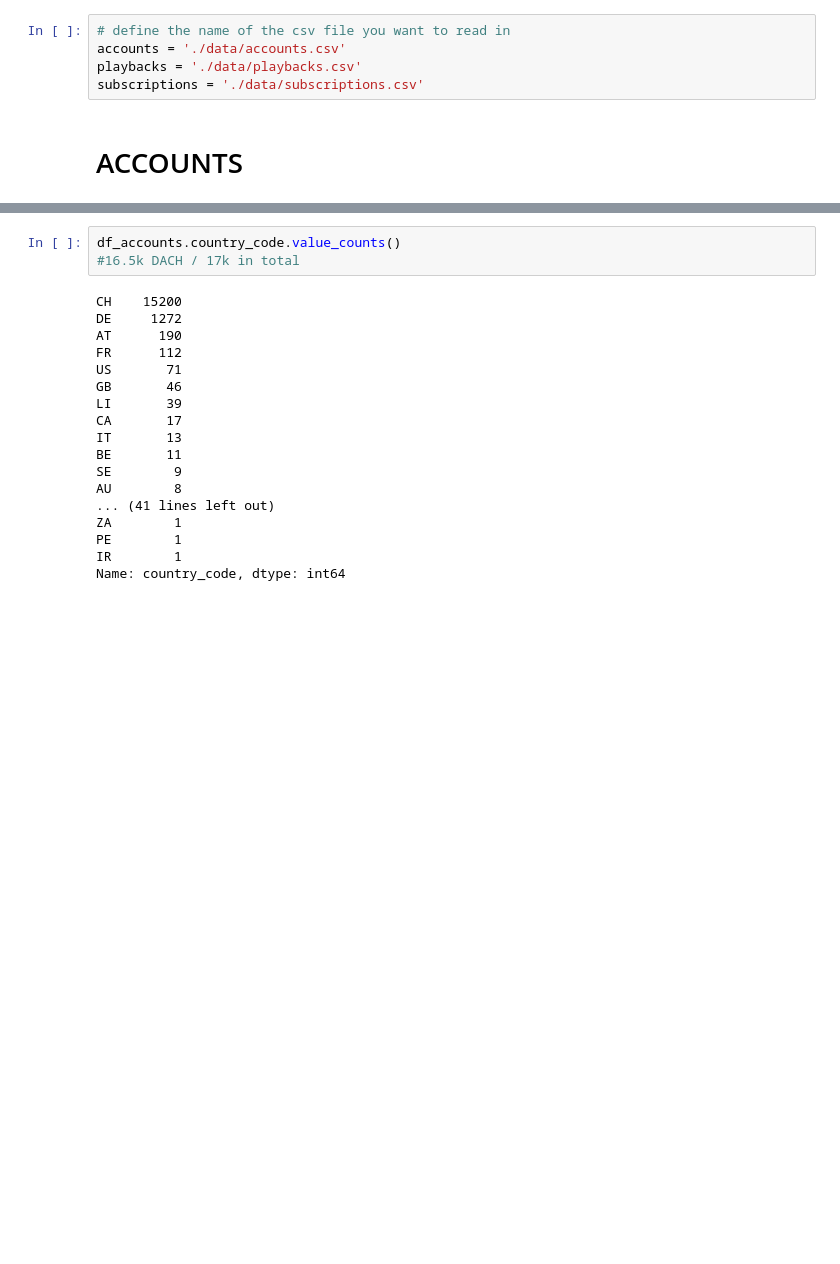
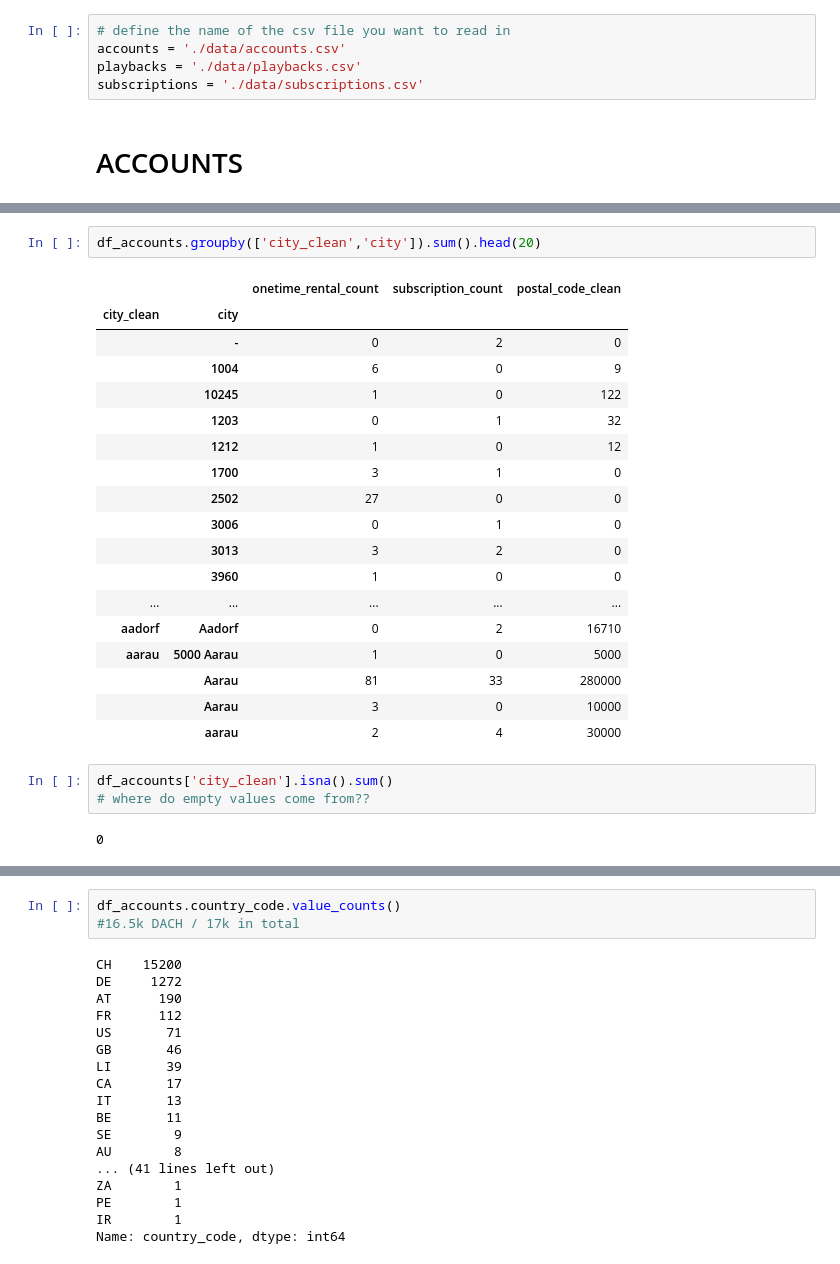
Before and after one commit to elisicke/Data-Analyst-Capstone-Project, a Jupyter notebook: Group_Laura.ipynb, the cells around one changed output, grey strips where cells are left out. Drawn from its saved outputs; the diff is of its cells as text; blank space fills up the shorter version.

```diff
--- a/Group_Laura.ipynb
+++ b/Group_Laura.ipynb
@@ -37,0 +192,26 @@ dtype: object
+# %%
+df_accounts.groupby(['city_clean','city']).sum().head(20)
+# %% [output]
+|  |  | onetime_rental_count | subscription_count | postal_code_clean |
+| city_clean | city |  |  |  |
+|  | - | 0 | 2 | 0 |
+|  | 1004 | 6 | 0 | 9 |
+|  | 10245 | 1 | 0 | 122 |
+|  | 1203 | 0 | 1 | 32 |
+|  | 1212 | 1 | 0 | 12 |
+|  | 1700 | 3 | 1 | 0 |
+|  | 2502 | 27 | 0 | 0 |
+|  | 3006 | 0 | 1 | 0 |
+|  | 3013 | 3 | 2 | 0 |
+|  | 3960 | 1 | 0 | 0 |
+| ... | ... | ... | ... | ... |
+| aadorf | Aadorf | 0 | 2 | 16710 |
+| aarau | 5000 Aarau | 1 | 0 | 5000 |
+|  | Aarau | 81 | 33 | 280000 |
+|  | Aarau | 3 | 0 | 10000 |
+|  | aarau | 2 | 4 | 30000 |
+# %%
+df_accounts['city_clean'].isna().sum()
+# where do empty values come from??
+# %% [output]
+0
```
Also changed, not shown: parts of 26 cells of this notebook.
